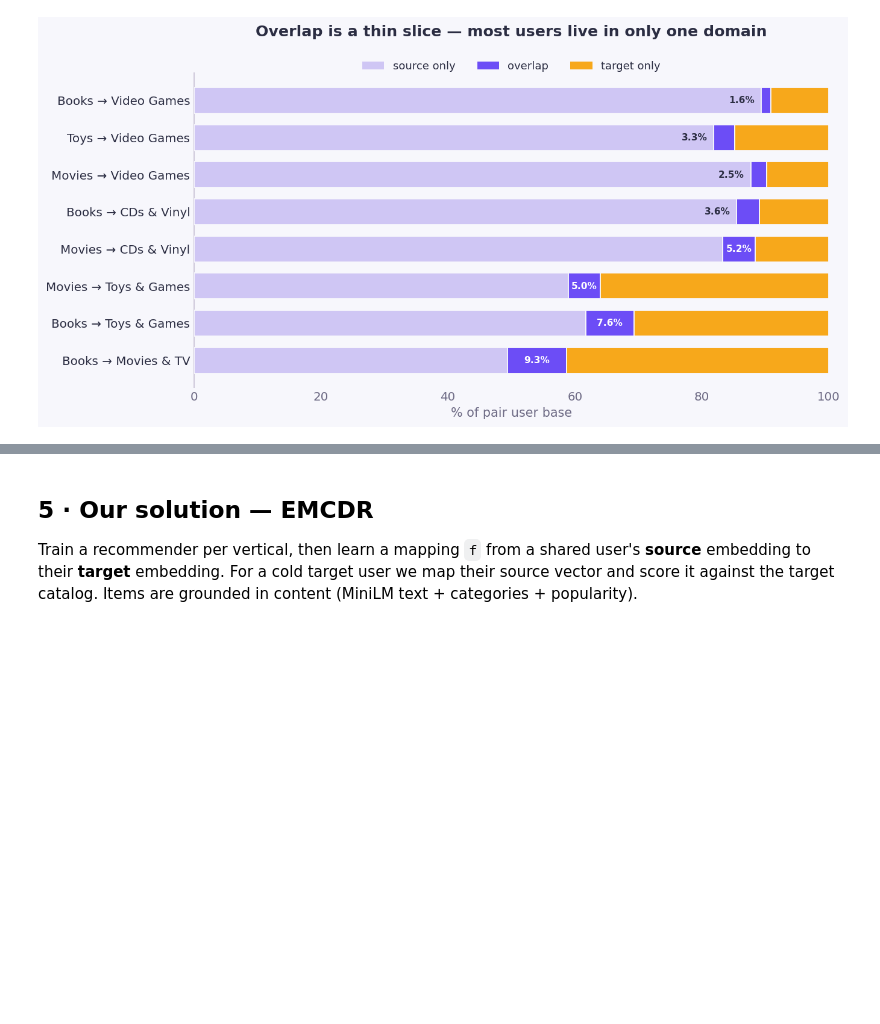
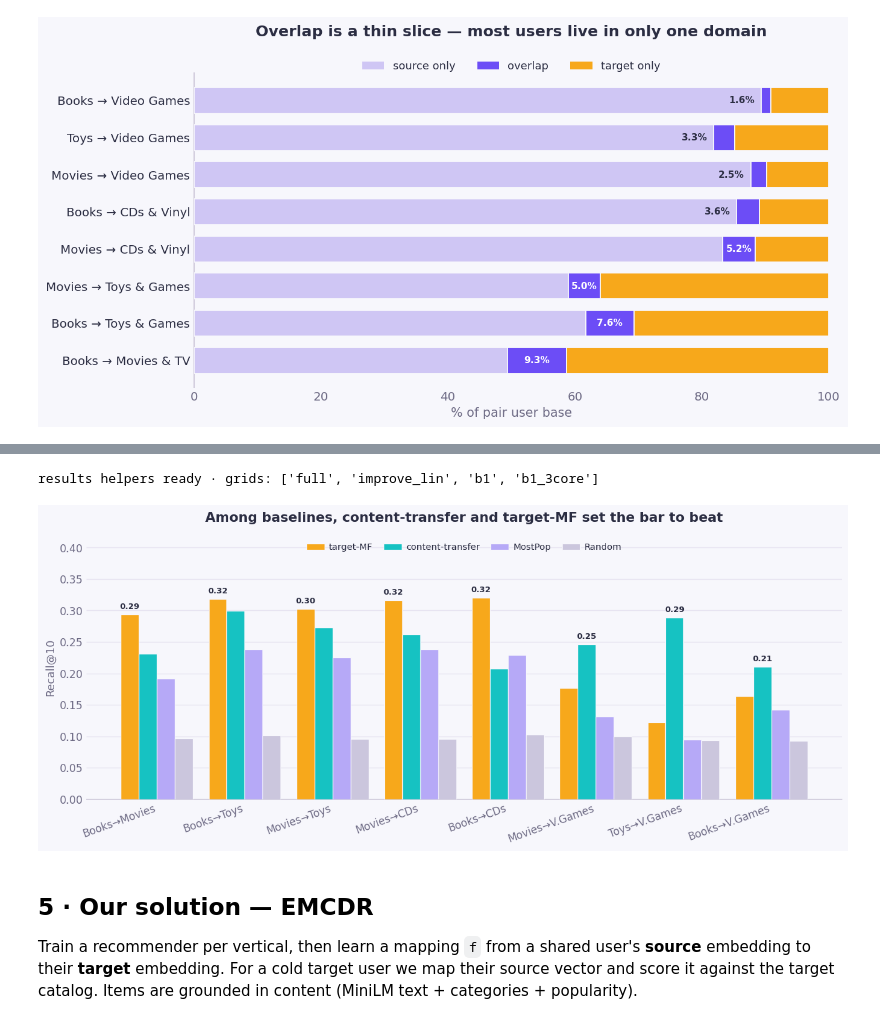
Before and after one commit to orimood/Amazon_CR, a Jupyter notebook: notebooks/presentation.ipynb, the cells around one changed output, grey strips where cells are left out. Saved outputs shown, nothing was run; the diff lists cells and outputs as text; code cells hidden in the pictures; blank space fills up the shorter version.

```diff
--- a/notebooks/presentation.ipynb
+++ b/notebooks/presentation.ipynb
@@ -687,3 +690,69 @@ finish(fig)
+# %%
+# ── Results access (reads results/SUMMARY.json — the experiment-grid output) ──
+_GRID = {}
+def load_grid(tag):
+    if not _GRID:
+        _GRID.update(json.load(open(RES / 'SUMMARY.json'))['grids'])
+    return _GRID[tag]
+
+def entry(tag, src, tgt, ablation='full'):
+    for r in load_grid(tag):
+        if r['src'] == src and r['tgt'] == tgt and r['ablation'] == ablation:
+            return r
+    raise KeyError((tag, src, tgt, ablation))
+
+def mval(e, model, metric=HEADLINE):
+    m = e['metrics'].get(model)
+    return float(m[metric]['mean']) if m else float('nan')
+
+BASELINES = ['baseline_target_mf', 'baseline_feature_transfer',
+             'baseline_mostpop', 'baseline_random']
+ALLMODELS = ['emcdr'] + BASELINES
+
+def winner_of(e, metric=HEADLINE):
+    c = {m: mval(e, m, metric) for m in ALLMODELS if m in e['metrics']}
+    return max(c, key=c.get)
+
+def best_baseline(e, metric=HEADLINE):
+    c = {m: mval(e, m, metric) for m in BASELINES if m in e['metrics']}
+    return max(c, key=c.get)
+
+def entries_for(tag, pairs, ablation='full'):
+    return [entry(tag, s, t, ablation) for s, t in pairs]
+
+def grouped_models(ax, pairs, ents, models, ylabel, title, annotate='emcdr', metric=HEADLINE):
+    x = np.arange(len(pairs)); n = len(models); w = 0.82/n
+    for k, m in enumerate(models):
+        vals = [mval(e, m, metric) for e in ents]
+        bars = ax.bar(x + (k-(n-1)/2)*w, vals, w, label=MODEL_LBL[m],
+                      color=MODEL_COLORS[m], edgecolor=BG, linewidth=0.8, zorder=3)
+        if m == annotate:
+            bar_annotated(ax, bars, vals, fmt='{:.2f}', fs=8.5)
+    ax.set_xticks(x); ax.set_xticklabels([plabel(s, t) for s, t in pairs], rotation=20, ha='right')
+    ax.set_ylabel(ylabel); ctitle(ax, title, size=14)
+    style_bar_axis(ax, 'x'); soft_grid(ax, 'y')
+    brand_legend(ax, ncol=len(models), fontsize=9.5, loc='upper center',
+                 bbox_to_anchor=(0.5, 1.0), handletextpad=0.5, columnspacing=1.2)
+print('results helpers ready · grids:', list(json.load(open(RES / "SUMMARY.json"))["grids"].keys()))
+# %% [output]
+results helpers ready · grids: ['full', 'improve_lin', 'b1', 'b1_3core']
+# %%
+fig, ax = plt.subplots(figsize=(12, 5.2))
+ents = entries_for('improve_lin', PAIRS_FULL)
+grouped_models(ax, PAIRS_FULL, ents, BASELINES, 'Recall@10',
+               'Among baselines, content-transfer and target-MF set the bar to beat',
+               annotate=None)
+# label the top-performing baseline in EACH pair (not a fixed model)
+n = len(BASELINES); w = 0.82 / n; x = np.arange(len(PAIRS_FULL))
+for i, e in enumerate(ents):
+    win = best_baseline(e); vwin = mval(e, win)
+    xw = x[i] + (BASELINES.index(win) - (n - 1) / 2) * w
+    ax.text(xw, vwin + 0.006, f'{vwin:.2f}', ha='center', va='bottom',
+            fontsize=8.5, color=INK, fontweight='bold')
+ax.set_ylim(0, 0.42)
+finish(fig)
+# %% [output]
+[figure, added]
 # %% [markdown]
 ## 5 · Our solution — EMCDR
 Train a recommender per vertical, then learn a mapping `f` from a shared user's **source** embedding to their **target** embedding. For a cold target user we map their source vector and score it against the target catalog. Items are grounded in content (MiniLM text + categories + popularity).
```
Also changed, not shown: parts of 1 cell of this notebook, 2 other files.
